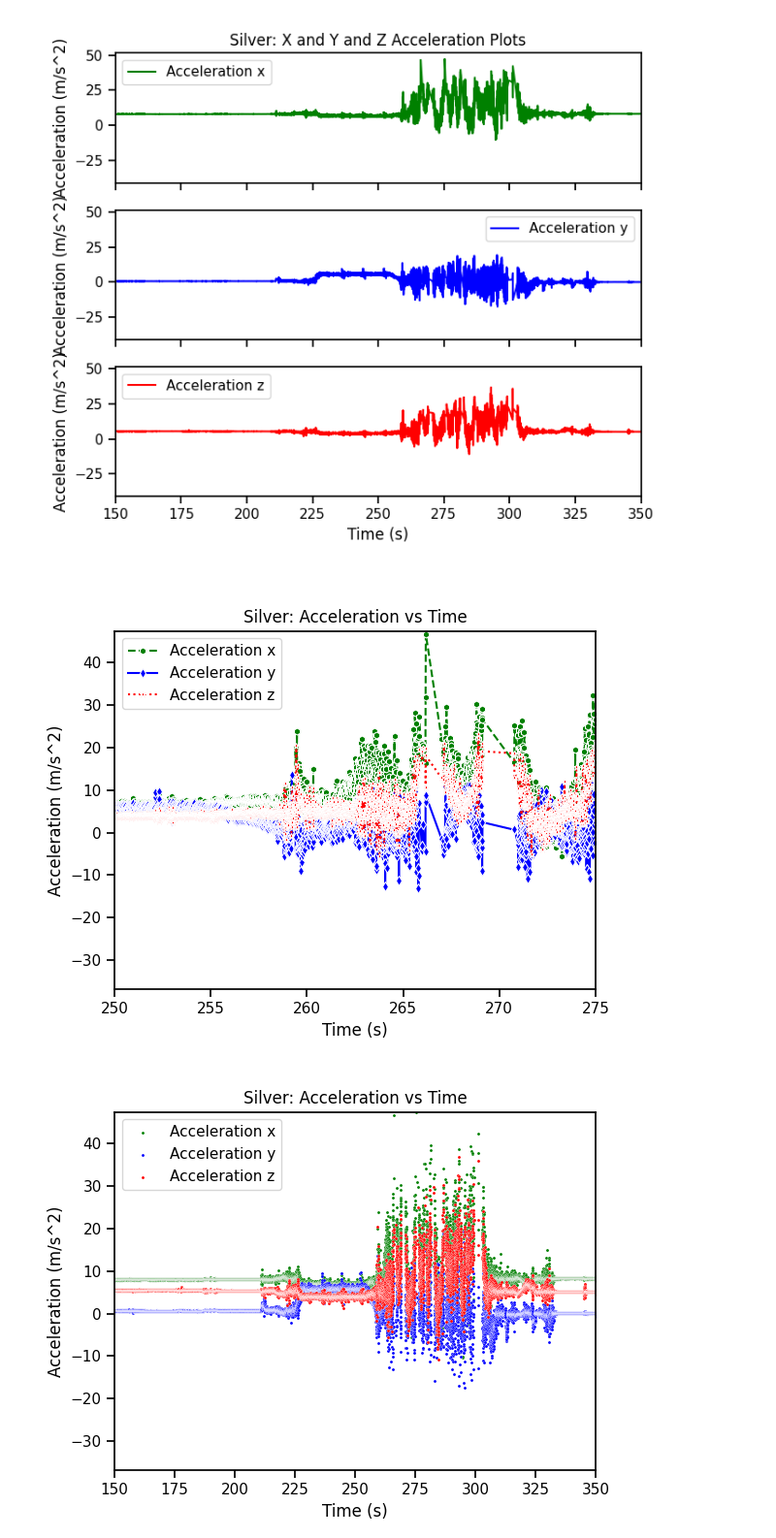
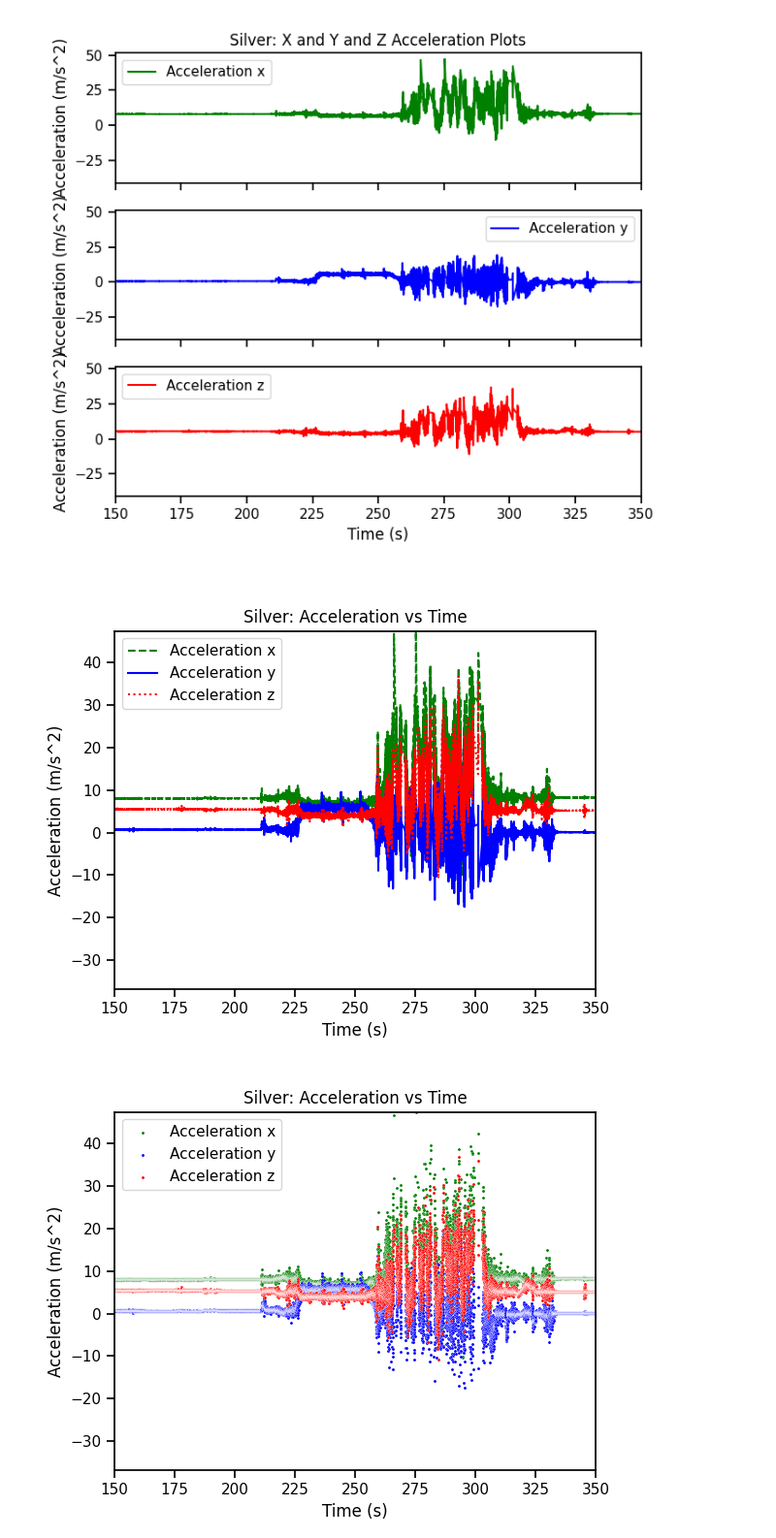
Before and after one commit to rkonecky/geng360-konecky, a Jupyter notebook: Lab 1 - Accelerometers/Lab 1 Data Processing.ipynb, the cells around one changed output. Shown at 97% size. Cells and saved outputs as stored; diff of their text form; code cells hidden in the pictures.

```diff
--- a/Lab 1 - Accelerometers/Lab 1 Data Processing.ipynb
+++ b/Lab 1 - Accelerometers/Lab 1 Data Processing.ipynb
@@ -128,21 +128,21 @@ plt.tight_layout()  # Adjust layout to prevent overlap
 # %%
 # Plotting both acceleration x and y and z on the same graph
 plt.figure()  # Create a new figure
-sns.lineplot(x="Time (s)", y="Acceleration x (m/s^2)", data=silver2, marker="h",
+sns.lineplot(x="Time (s)", y="Acceleration x (m/s^2)", data=silver2,
               markersize=5, color = "green", linestyle="--", label="Acceleration x") # Plot the x data
-sns.lineplot(x="Time (s)", y="Acceleration y (m/s^2)", data=silver2, marker="d",
+sns.lineplot(x="Time (s)", y="Acceleration y (m/s^2)", data=silver2,
               markersize=5, color = "blue", linestyle="-", label="Acceleration y") # Plot the y data
-sns.lineplot(x="Time (s)", y="Acceleration z (m/s^2)", data=silver2, marker="*",
+sns.lineplot(x="Time (s)", y="Acceleration z (m/s^2)", data=silver2,
               markersize=5, color = "red", linestyle="dotted", label="Acceleration z") # Plot the z data
 plt.title("Silver: Acceleration vs Time")
 plt.xlabel("Time (s)")
 plt.ylabel("Acceleration (m/s^2)")
-plt.xlim([250,275])  # Set x-axis limits to full data range
+plt.xlim([150,350])
 plt.ylim(silver2[["Acceleration x (m/s^2)", "Acceleration y (m/s^2)", "Acceleration z (m/s^2)"]].min().min(),
          silver2[["Acceleration x (m/s^2)", "Acceleration y (m/s^2)", "Acceleration z (m/s^2)"]].max().max())  # Set y-axis limits to full data range
 plt.show()
 # %% [output]
-[figure, old version]
+[figure, new version]
 # %%
 # Plotting both acceleration x and y and z on the same graph
 plt.figure()  # Create a new figure
```
Also changed, not shown: parts of 4 cells of this notebook, 7 other files.
